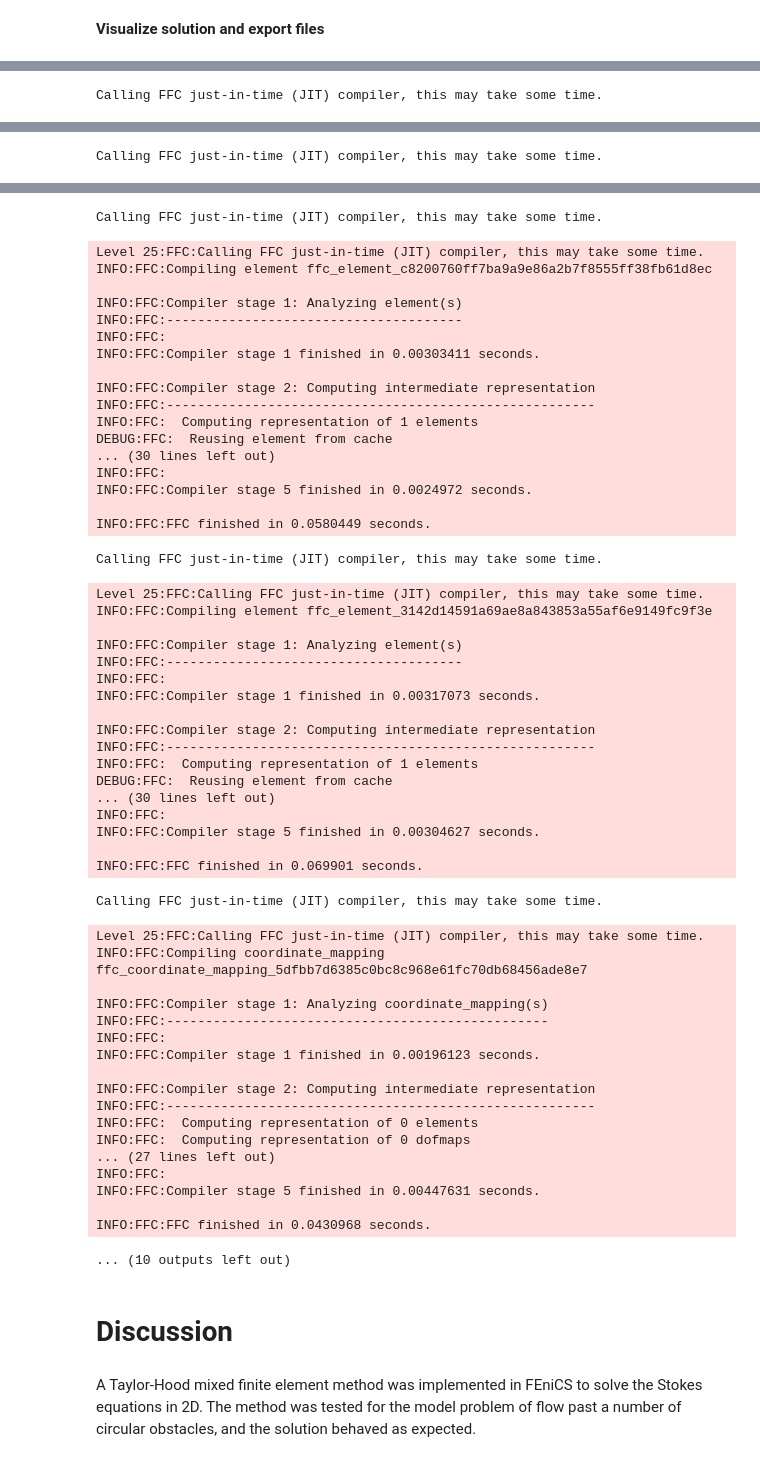
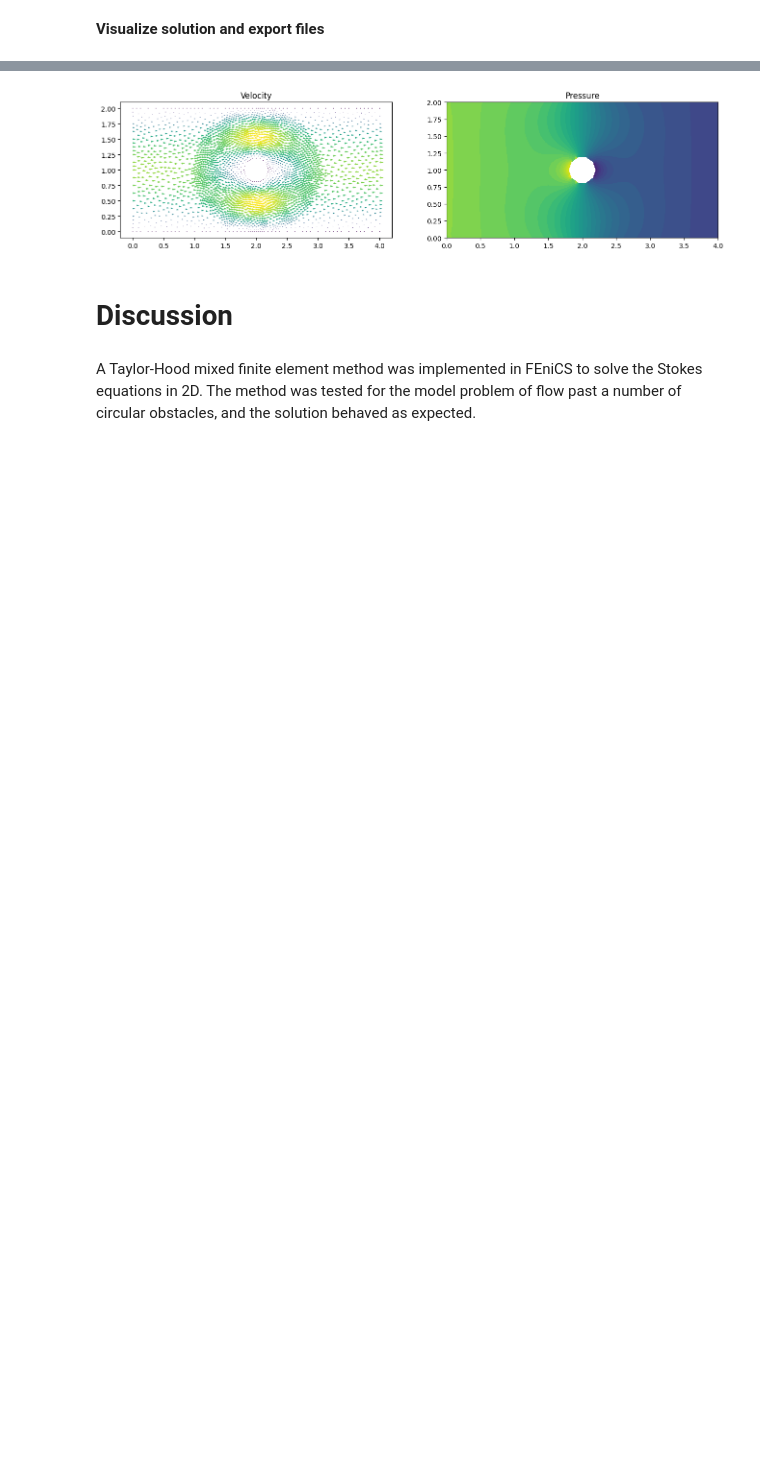
Before and after one commit to paulmyr/DD2365_VT25, a Jupyter notebook: report-Stokes.ipynb, the cells around one changed output, grey strips where cells are left out. Saved outputs shown, nothing was run; the diff lists cells and outputs as text; code cells hidden in the pictures; blank space fills up the shorter version.

```diff
--- a/report-Stokes.ipynb
+++ b/report-Stokes.ipynb
@@ -338,10 +219,12 @@ file_u << u1
 file_p << p1
 
 # Plot solution
-plt.figure()
+plt.figure(figsize=[16, 4])
+plt.subplot(1, 2, 1)
 plot(u1, title="Velocity")
 
-plt.figure()
+# plt.figure()
+plt.subplot(1, 2, 2)
 plot(p1, title="Pressure")
 
 plt.show()
@@ -372 +236,0 @@ INFO:FFC:FFC finished in 0.0968115 seconds.
-Calling FFC just-in-time (JIT) compiler, this may take some time.
@@ -390 +236,0 @@ INFO:FFC:FFC finished in 0.0844815 seconds.
-Calling FFC just-in-time (JIT) compiler, this may take some time.
@@ -408,58 +237,4 @@ INFO:FFC:FFC finished in 0.21034 seconds.
-Calling FFC just-in-time (JIT) compiler, this may take some time.
-Level 25:FFC:Calling FFC just-in-time (JIT) compiler, this may take some time.
-INFO:FFC:Compiling element ffc_element_c8200760ff7ba9a9e86a2b7f8555ff38fb61d8ec
-
-INFO:FFC:Compiler stage 1: Analyzing element(s)
-INFO:FFC:--------------------------------------
-INFO:FFC:
-INFO:FFC:Compiler stage 1 finished in 0.00303411 seconds.
-
-INFO:FFC:Compiler stage 2: Computing intermediate representation
-INFO:FFC:-------------------------------------------------------
-INFO:FFC:  Computing representation of 1 elements
-DEBUG:FFC:  Reusing element from cache
-... (30 lines left out)
-INFO:FFC:
-INFO:FFC:Compiler stage 5 finished in 0.0024972 seconds.
-
-INFO:FFC:FFC finished in 0.0580449 seconds.
-Calling FFC just-in-time (JIT) compiler, this may take some time.
-Level 25:FFC:Calling FFC just-in-time (JIT) compiler, this may take some time.
-INFO:FFC:Compiling element ffc_element_3142d14591a69ae8a843853a55af6e9149fc9f3e
-
-INFO:FFC:Compiler stage 1: Analyzing element(s)
-INFO:FFC:--------------------------------------
-INFO:FFC:
-INFO:FFC:Compiler stage 1 finished in 0.00317073 seconds.
-
-INFO:FFC:Compiler stage 2: Computing intermediate representation
-INFO:FFC:-------------------------------------------------------
-INFO:FFC:  Computing representation of 1 elements
-DEBUG:FFC:  Reusing element from cache
-... (30 lines left out)
-INFO:FFC:
-INFO:FFC:Compiler stage 5 finished in 0.00304627 seconds.
-
-INFO:FFC:FFC finished in 0.069901 seconds.
-Calling FFC just-in-time (JIT) compiler, this may take some time.
-Level 25:FFC:Calling FFC just-in-time (JIT) compiler, this may take some time.
-INFO:FFC:Compiling coordinate_mapping ffc_coordinate_mapping_5dfbb7d6385c0bc8c968e61fc70db68456ade8e7
-
-INFO:FFC:Compiler stage 1: Analyzing coordinate_mapping(s)
-INFO:FFC:-------------------------------------------------
-INFO:FFC:
-INFO:FFC:Compiler stage 1 finished in 0.00196123 seconds.
-
-INFO:FFC:Compiler stage 2: Computing intermediate representation
-INFO:FFC:-------------------------------------------------------
-INFO:FFC:  Computing representation of 0 elements
-INFO:FFC:  Computing representation of 0 dofmaps
-... (27 lines left out)
-INFO:FFC:
-INFO:FFC:Compiler stage 5 finished in 0.00447631 seconds.
-
-INFO:FFC:FFC finished in 0.0430968 seconds.
-... (10 outputs left out)
+[figure, added]
 # %% [markdown]
 # **Discussion**
 # %% [markdown]
```
Also changed, not shown: parts of 7 cells of this notebook.
